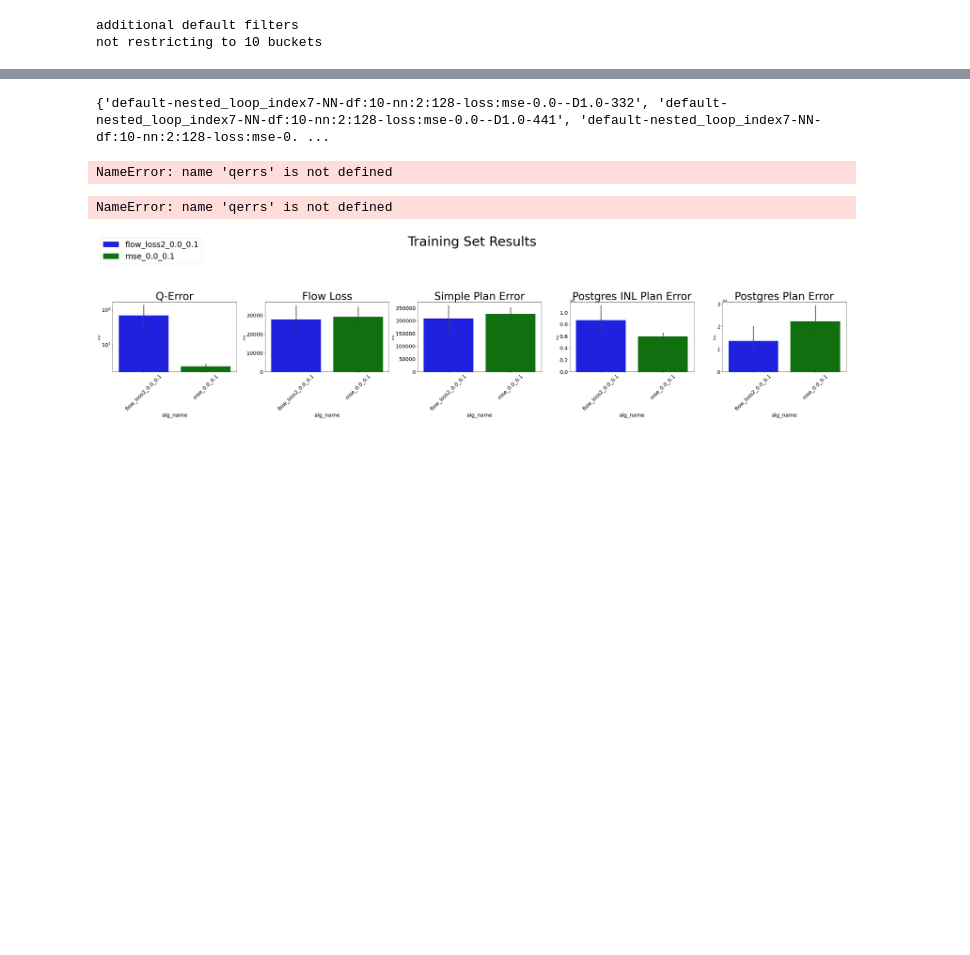
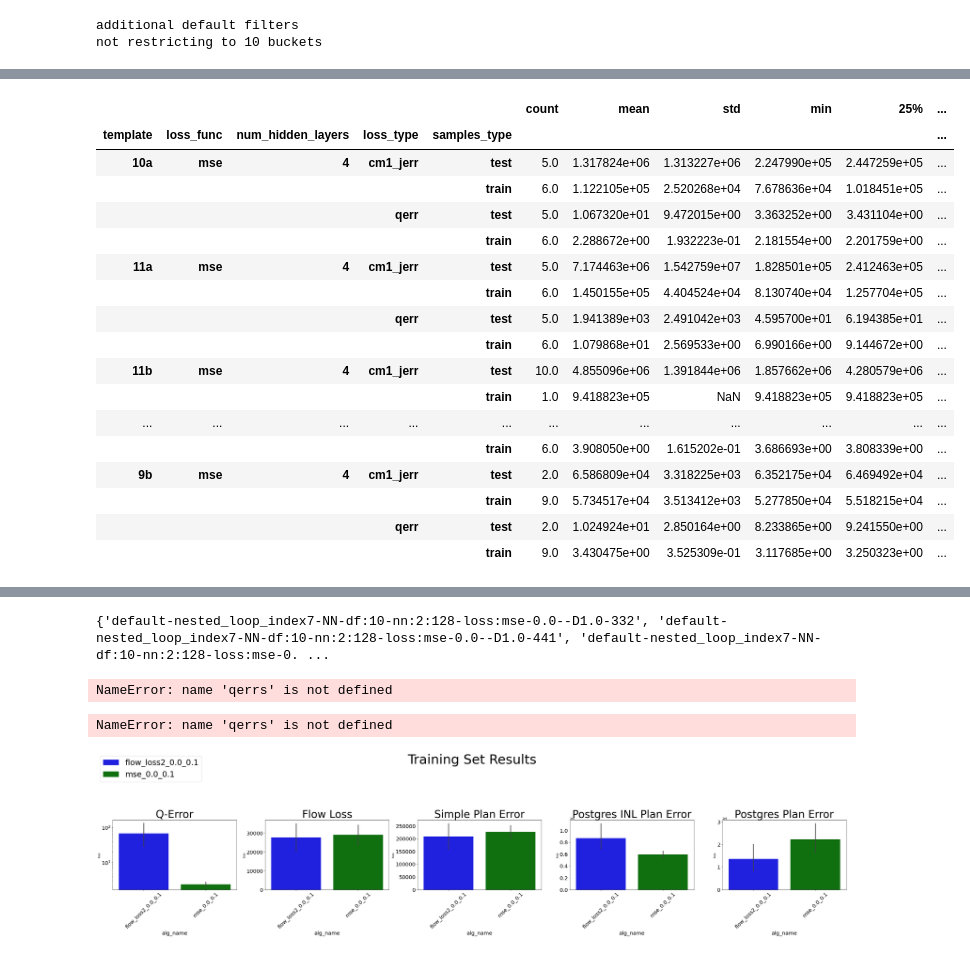
Before and after one commit to parimarjan/learned-cardinalities, a Jupyter notebook: summary_results.ipynb, the cells around one changed output, grey strips where cells are left out. Drawn from its saved outputs; the diff is of its cells as text; code cells hidden in the pictures; blank space fills up the shorter version.

```diff
--- a/summary_results.ipynb
+++ b/summary_results.ipynb
@@ -135,6 +146,25 @@ print(set(all_df["template"]))
 # %%
-all_df.groupby(["template", "loss_func",  "num_hidden_layers",
-                "loss_type", "samples_type"]).describe()["loss"]
+# all_df.groupby(["template", "loss_func",  "num_hidden_layers",
+#                 "loss_type", "samples_type"]).describe()["loss"]
+# %% [output]
+|  |  |  |  |  | count | mean | std | min | 25% | ... |
+| template | loss_func | num_hidden_layers | loss_type | samples_type |  |  |  |  |  | ... |
+| 10a | mse | 4 | cm1_jerr | test | 5.0 | 1.317824e+06 | 1.313227e+06 | 2.247990e+05 | 2.447259e+05 | ... |
+|  |  |  |  | train | 6.0 | 1.122105e+05 | 2.520268e+04 | 7.678636e+04 | 1.018451e+05 | ... |
+|  |  |  | qerr | test | 5.0 | 1.067320e+01 | 9.472015e+00 | 3.363252e+00 | 3.431104e+00 | ... |
+|  |  |  |  | train | 6.0 | 2.288672e+00 | 1.932223e-01 | 2.181554e+00 | 2.201759e+00 | ... |
+| 11a | mse | 4 | cm1_jerr | test | 5.0 | 7.174463e+06 | 1.542759e+07 | 1.828501e+05 | 2.412463e+05 | ... |
+|  |  |  |  | train | 6.0 | 1.450155e+05 | 4.404524e+04 | 8.130740e+04 | 1.257704e+05 | ... |
+|  |  |  | qerr | test | 5.0 | 1.941389e+03 | 2.491042e+03 | 4.595700e+01 | 6.194385e+01 | ... |
+|  |  |  |  | train | 6.0 | 1.079868e+01 | 2.569533e+00 | 6.990166e+00 | 9.144672e+00 | ... |
+| 11b | mse | 4 | cm1_jerr | test | 10.0 | 4.855096e+06 | 1.391844e+06 | 1.857662e+06 | 4.280579e+06 | ... |
+|  |  |  |  | train | 1.0 | 9.418823e+05 | NaN | 9.418823e+05 | 9.418823e+05 | ... |
+| ... | ... | ... | ... | ... | ... | ... | ... | ... | ... | ... |
+|  |  |  |  | train | 6.0 | 3.908050e+00 | 1.615202e-01 | 3.686693e+00 | 3.808339e+00 | ... |
+| 9b | mse | 4 | cm1_jerr | test | 2.0 | 6.586809e+04 | 3.318225e+03 | 6.352175e+04 | 6.469492e+04 | ... |
+|  |  |  |  | train | 9.0 | 5.734517e+04 | 3.513412e+03 | 5.277850e+04 | 5.518215e+04 | ... |
+|  |  |  | qerr | test | 2.0 | 1.024924e+01 | 2.850164e+00 | 8.233865e+00 | 9.241550e+00 | ... |
+|  |  |  |  | train | 9.0 | 3.430475e+00 | 3.525309e-01 | 3.117685e+00 | 3.250323e+00 | ... |
 # %%
 print(set(df["loss_type"]))
 print(set(df["max_epochs"]))
```
Also changed, not shown: parts of 7 cells of this notebook, 4 other files.
